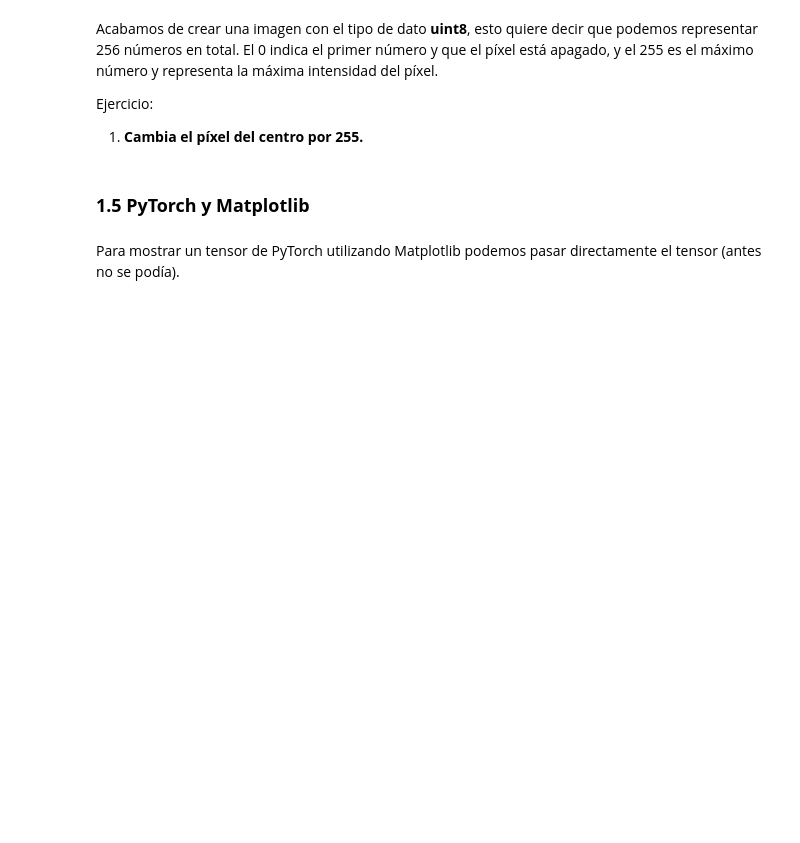
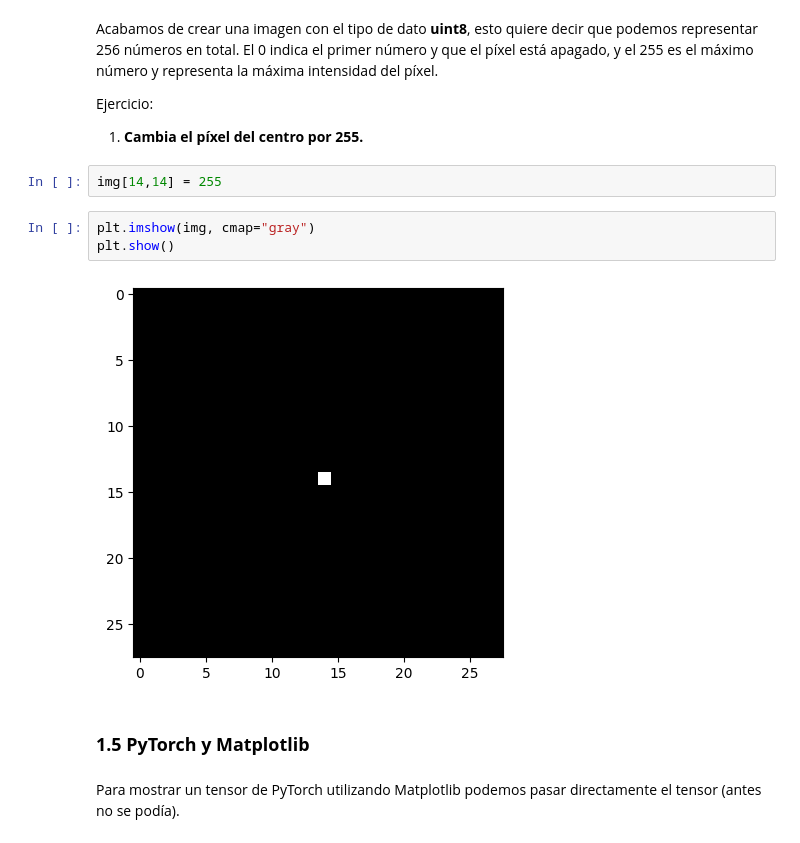
Before and after one commit to GbrlOl/programacion-2, a Jupyter notebook: clases/python/clase_7_matplotlib.ipynb, the cells around one changed output. Drawn from its saved outputs; the diff is of its cells as text; blank space fills up the shorter version.

```diff
--- a/clases/python/clase_7_matplotlib.ipynb
+++ b/clases/python/clase_7_matplotlib.ipynb
@@ -199,6 +231,13 @@ Acabamos de crear una imagen con el tipo de dato **uint8**, esto quiere decir qu
 Ejercicio:
 
 1. **Cambia el píxel del centro por 255.**
+# %%
+img[14,14] = 255
+# %%
+plt.imshow(img, cmap="gray")
+plt.show()
+# %% [output]
+[figure, added]
 # %% [markdown]
 ### **1.5 PyTorch y Matplotlib**
 # %% [markdown]
```
Also changed, not shown: parts of 18 cells of this notebook.
